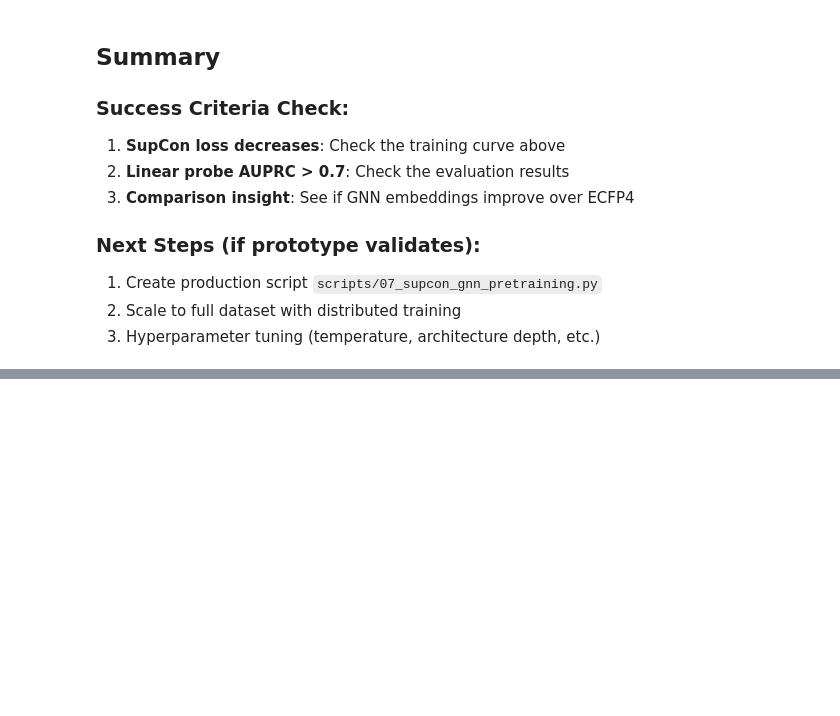
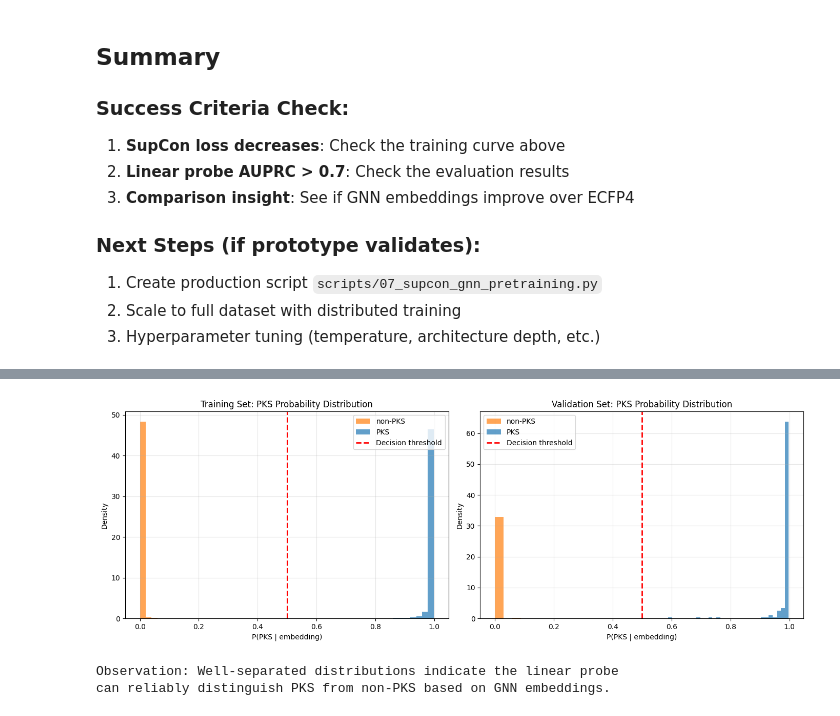
Before and after one commit to yashchainani21/ContrastiveGNNs, a Jupyter notebook: notebooks/prototype_SupCon_GNN.ipynb, the cells around one changed output, grey strips where cells are left out. Saved outputs shown, nothing was run; the diff lists cells and outputs as text; code cells hidden in the pictures; blank space fills up the shorter version.

```diff
--- a/notebooks/prototype_SupCon_GNN.ipynb
+++ b/notebooks/prototype_SupCon_GNN.ipynb
@@ -982,0 +989,36 @@ Interpretation:
+# %%
+# Cell 10a: Probability Distribution Histograms
+
+fig, axes = plt.subplots(1, 2, figsize=(14, 5))
+
+# Training set distributions
+ax = axes[0]
+ax.hist(train_prob[train_labels == 0], bins=50, alpha=0.7, label='non-PKS', color='tab:orange', density=True)
+ax.hist(train_prob[train_labels == 1], bins=50, alpha=0.7, label='PKS', color='tab:blue', density=True)
+ax.axvline(x=0.5, color='red', linestyle='--', linewidth=2, label='Decision threshold')
+ax.set_xlabel('P(PKS | embedding)')
+ax.set_ylabel('Density')
+ax.set_title('Training Set: PKS Probability Distribution')
+ax.legend()
+ax.grid(True, alpha=0.3)
+
+# Validation set distributions
+ax = axes[1]
+ax.hist(val_prob[val_labels == 0], bins=30, alpha=0.7, label='non-PKS', color='tab:orange', density=True)
+ax.hist(val_prob[val_labels == 1], bins=30, alpha=0.7, label='PKS', color='tab:blue', density=True)
+ax.axvline(x=0.5, color='red', linestyle='--', linewidth=2, label='Decision threshold')
+ax.set_xlabel('P(PKS | embedding)')
+ax.set_ylabel('Density')
+ax.set_title('Validation Set: PKS Probability Distribution')
+ax.legend()
+ax.grid(True, alpha=0.3)
+
+plt.tight_layout()
+plt.show()
+
+print("\nObservation: Well-separated distributions indicate the linear probe")
+print("can reliably distinguish PKS from non-PKS based on GNN embeddings.")
+# %% [output]
+[figure, added]
+Observation: Well-separated distributions indicate the linear probe
+can reliably distinguish PKS from non-PKS based on GNN embeddings.
```
Also changed, not shown: parts of 10 cells of this notebook.
